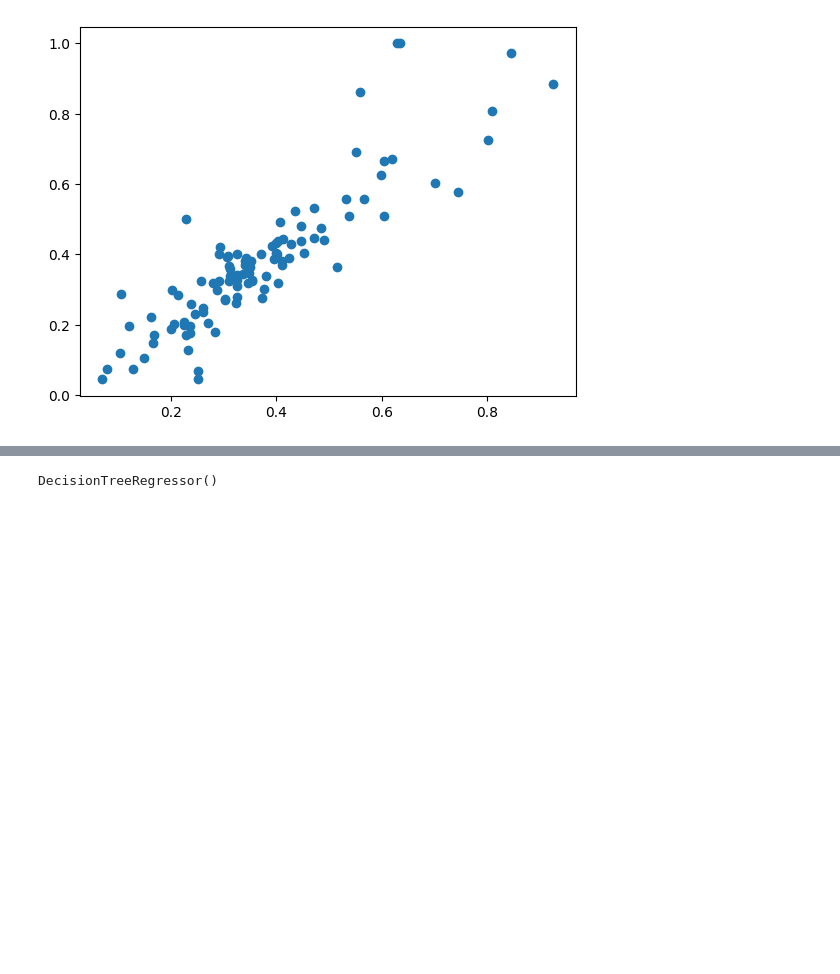
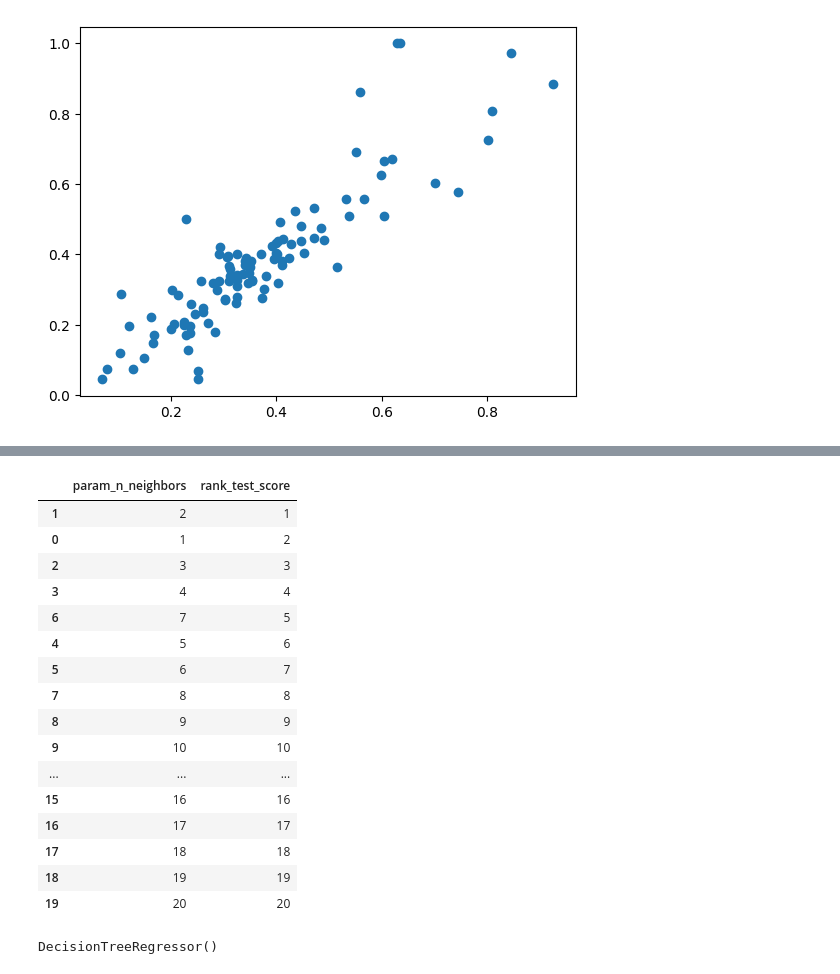
Before and after one commit to sanjayan1734/19CSE305-Sem-V-term-project, a Jupyter notebook: main.ipynb, the cells around one changed output, grey strips where cells are left out. Cells and saved outputs as stored; diff of their text form; code cells hidden in the pictures; blank space fills up the shorter version.

```diff
--- a/main.ipynb
+++ b/main.ipynb
@@ -216,3 +293,23 @@ plt.scatter(knnPred,y_test)
+# %%
+gsRes[['param_n_neighbors','rank_test_score']].sort_values(by = 'rank_test_score')
+# %% [output]
+|  | param_n_neighbors | rank_test_score |
+| 1 | 2 | 1 |
+| 0 | 1 | 2 |
+| 2 | 3 | 3 |
+| 3 | 4 | 4 |
+| 6 | 7 | 5 |
+| 4 | 5 | 6 |
+| 5 | 6 | 7 |
+| 7 | 8 | 8 |
+| 8 | 9 | 9 |
+| 9 | 10 | 10 |
+| ... | ... | ... |
+| 15 | 16 | 16 |
+| 16 | 17 | 17 |
+| 17 | 18 | 18 |
+| 18 | 19 | 19 |
+| 19 | 20 | 20 |
 # %%
 #decision tree
 decisionTreeRegressor = DecisionTreeRegressor()
```
Also changed, not shown: parts of 7 cells of this notebook.
